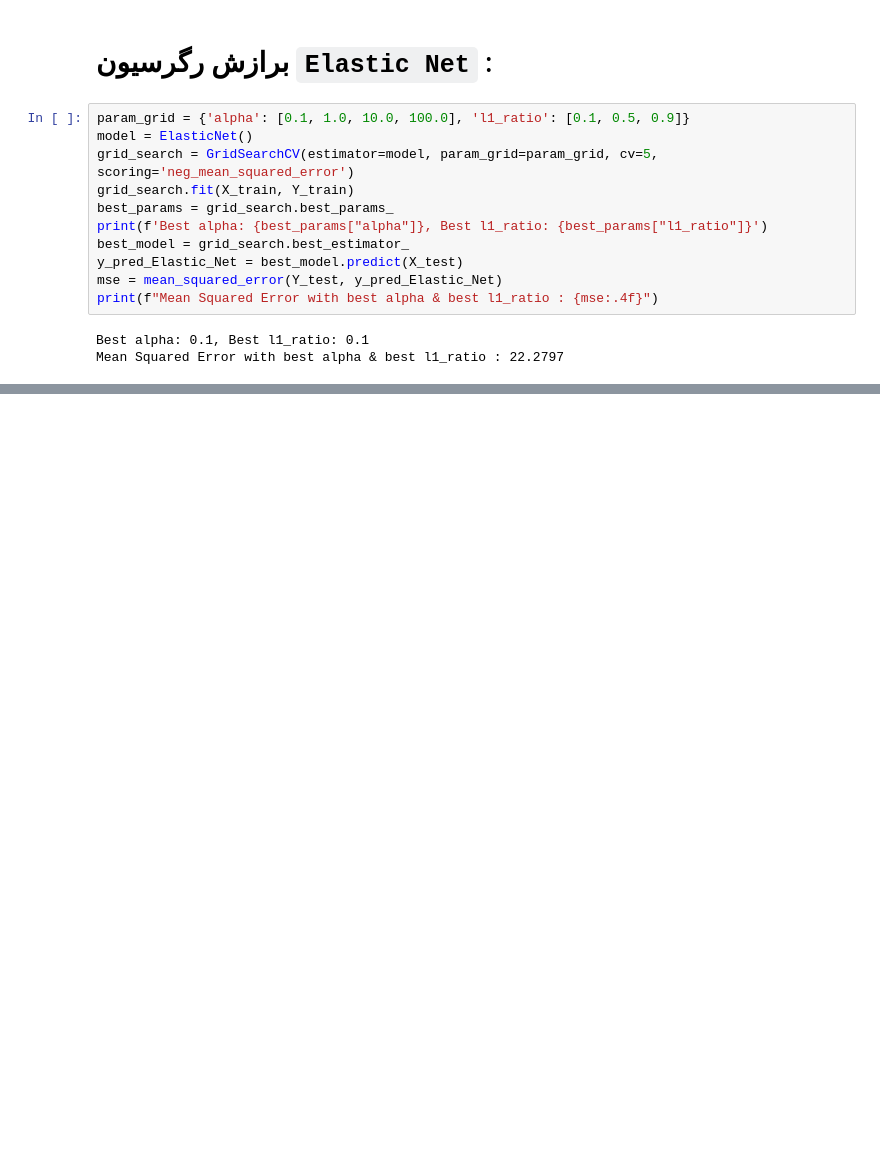
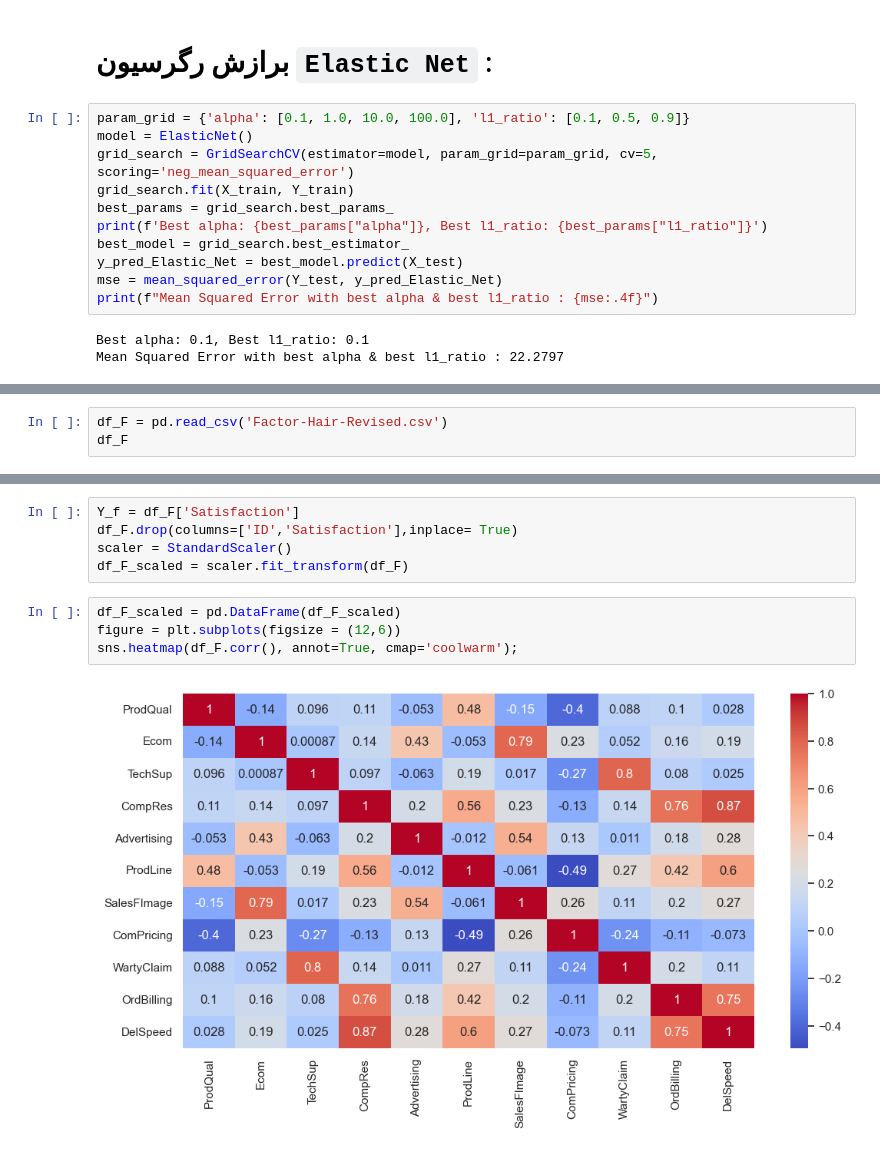
Before and after one commit to SinaMollaebrahimi/Multivariate-analysis, a Jupyter notebook: Mahta_panahi_Sina_Mollaebrahimi.ipynb, the cells around one changed output, grey strips where cells are left out. Saved outputs shown, nothing was run; the diff lists cells and outputs as text; blank space fills up the shorter version.

```diff
--- a/Mahta_panahi_Sina_Mollaebrahimi.ipynb
+++ b/Mahta_panahi_Sina_Mollaebrahimi.ipynb
@@ -648,0 +701,3 @@ Mean Squared Error with best alpha & best l1_ratio : 22.2797
+# %%
+df_F = pd.read_csv('Factor-Hair-Revised.csv')
+df_F
@@ -648,0 +772,11 @@ Mean Squared Error with best alpha & best l1_ratio : 22.2797
+# %%
+Y_f = df_F['Satisfaction']
+df_F.drop(columns=['ID','Satisfaction'],inplace= True)
+scaler = StandardScaler()
+df_F_scaled = scaler.fit_transform(df_F)
+# %%
+df_F_scaled = pd.DataFrame(df_F_scaled)
+figure = plt.subplots(figsize = (12,6))
+sns.heatmap(df_F.corr(), annot=True, cmap='coolwarm');
+# %% [output]
+[figure, added]
```
Also changed, not shown: parts of 59 cells of this notebook.
